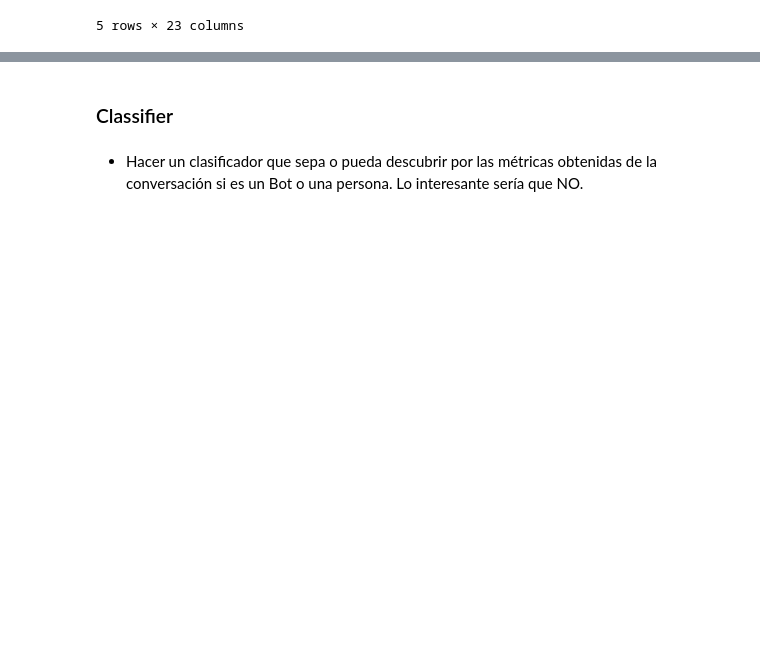
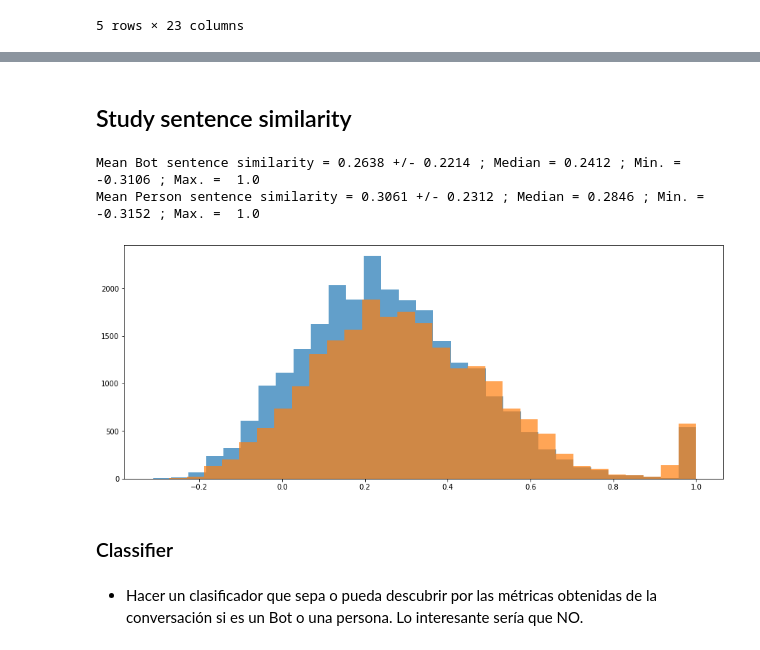
Before and after one commit to ASAPLableni/LableniBot, a Jupyter notebook: DataAnalysis/PipelineAnalysis.ipynb, the cells around one changed output, grey strips where cells are left out. Saved outputs shown, nothing was run; the diff lists cells and outputs as text; code cells hidden in the pictures; blank space fills up the shorter version.

```diff
--- a/DataAnalysis/PipelineAnalysis.ipynb
+++ b/DataAnalysis/PipelineAnalysis.ipynb
@@ -35,6 +37,8 @@ import analysis_utils as aute
 rdm_th = 0
 corr_th = 0.85
 
+nlp_spanish = spacy.load("es_core_news_sm")
+
 random.seed(rdm_th)
 # %%
 with open('../avoid_words.json', encoding='utf-8') as fh:
@@ -608,0 +613,2 @@ P-value 0.04739308636717573 with significance *
+# %% [markdown]
+## Study sentence similarity
@@ -609,3 +653,17 @@ P-value 0.04739308636717573 with significance *
+# %%
+aute.stat_print(save_res_similarity_bot_list, "Bot sentence similarity")
+aute.stat_print(save_res_similarity_person_list, "Person sentence similarity")
+
+plt.figure(figsize=(15, 6))
+
+plt.hist(save_res_similarity_bot_list, bins=31, alpha=0.7)
+plt.hist(save_res_similarity_person_list, bins=31, alpha=0.7)
+
+plt.show()
+# %% [output]
+Mean Bot sentence similarity = 0.2638 +/- 0.2214 ; Median = 0.2412 ; Min. =  -0.3106 ; Max. =  1.0
+Mean Person sentence similarity = 0.3061 +/- 0.2312 ; Median = 0.2846 ; Min. =  -0.3152 ; Max. =  1.0
+[figure, added]
 # %% [markdown]
 ### Classifier
 # %% [markdown]
```
Also changed, not shown: parts of 9 cells of this notebook, 5 other files.
